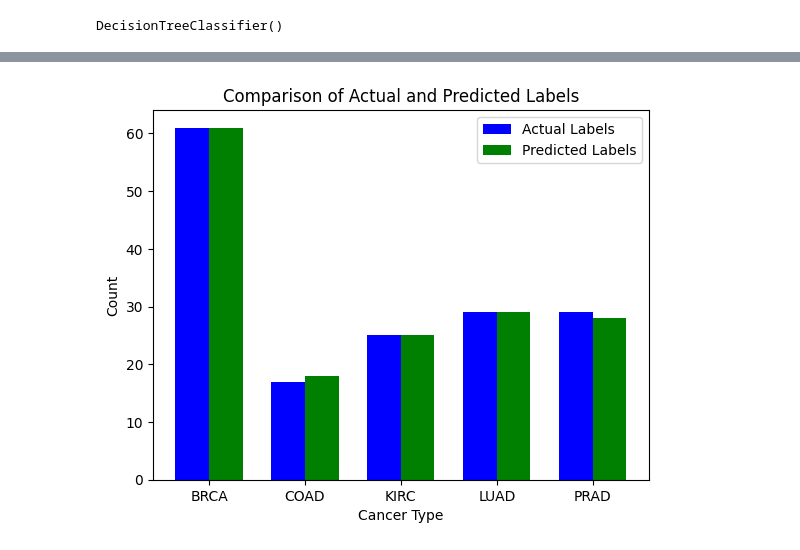
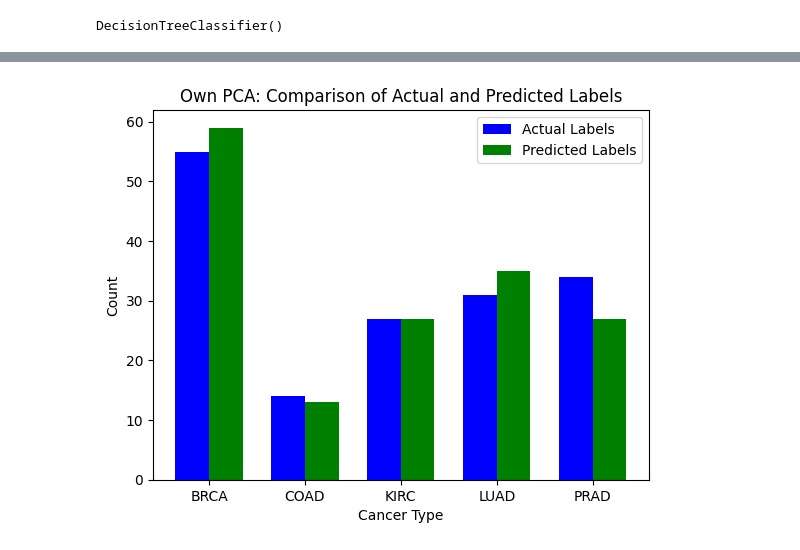
Before and after one commit to fmi08icds/Groupwork, a Jupyter notebook: Group5/pca_library.ipynb, the cells around one changed output, grey strips where cells are left out. Saved outputs shown, nothing was run; the diff lists cells and outputs as text; code cells hidden in the pictures.

```diff
--- a/Group5/pca_library.ipynb
+++ b/Group5/pca_library.ipynb
@@ -938,0 +1039,9 @@ transformed_data = pca.fit_transform(X_train)
+# %%
+# Getting sample from data and defining X and y
+data_sample = random_sample(dataframe, 801, 2000, labeled=True)
+
+y = data_sample['Class']
+X = center_data(data_sample.drop(['Class'], axis=1))
+
+# Split the transformed data set
+X_train, X_test, y_train, y_test = train_test_split(X, y, test_size=0.2, random_state=42)
@@ -939,15 +1050,26 @@ transformed_data = pca.fit_transform(X_train)
+# %%
+# Applying our own PCA
+eigenvalues, eigenvectors = our_pca(X_train, 2)
+
+#put own eigenvectors into a DataFrame while only using the real numbers from the given complex numbers
+real_eigenvectors = pd.DataFrame(eigenvectors)
+own_eig = pd.DataFrame()
+own_eig['eigenvec_0'] = real_eigenvectors[0].to_numpy().real
+own_eig['eigenvec_1'] = real_eigenvectors[1].to_numpy().real
+
+transformed_data = apply_components(X_train, own_eig)
 # %%
 # Fit the data
-classifier.fit(transformed_data, y_train)
+classifier3.fit(transformed_data, y_train)
 # %% [output]
 DecisionTreeClassifier()
 # %%
 # predict new data
 newdata = X_test
 # transform newdata using fitted pca
-newdata_transformed = pca.transform(newdata)
+newdata_transformed = apply_components(newdata, own_eig)
 # predict labels with trained classifier
-pred_labels = classifier.predict(newdata_transformed)
+pred_labels = classifier3.predict(newdata_transformed)
 
 pred_labels
 # %% [output]
@@ -988,32 +1110,32 @@ import matplotlib.pyplot as plt
 import numpy as np
 
 # Occurrences of each cancer type in the actual labels (y_test)
 unique_labels_test, label_counts_test = np.unique(y_test, return_counts=True)
 
 # Occurrences of each cancer type in the predicted labels (pred_labels)
 unique_labels_pred, label_counts_pred = np.unique(pred_labels, return_counts=True)
 
 # Unique cancer types
 unique_labels = np.unique(np.concatenate((unique_labels_test, unique_labels_pred)))
 
 bar_width = 0.35
 
 # x-axis positions
 index = np.arange(len(unique_labels))
 
 # Plot the bars for actual labels (y_test)
 plt.bar(index, label_counts_test, bar_width, label='Actual Labels', color='blue')
 
 # Plot the bars for predicted labels (pred_labels)
 plt.bar(index + bar_width, label_counts_pred, bar_width, label='Predicted Labels', color='green')
 
 # Set x-axis labels and tick positions
 plt.xlabel('Cancer Type')
 plt.ylabel('Count')
-plt.title('Comparison of Actual and Predicted Labels')
+plt.title('Own PCA: Comparison of Actual and Predicted Labels')
 plt.xticks(index + bar_width / 2, unique_labels)
 
 plt.legend()
 plt.show()
 # %% [output]
-[figure, old version]
+[figure, new version]
```
Also changed, not shown: parts of 16 cells of this notebook.
